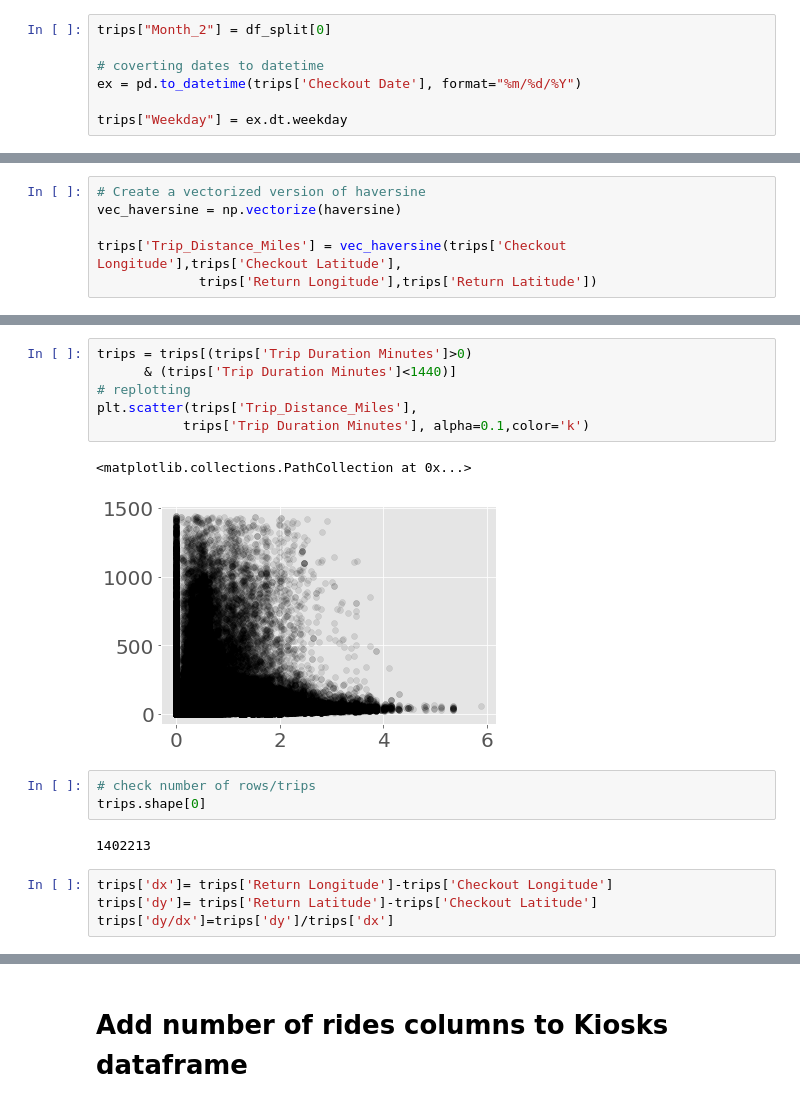
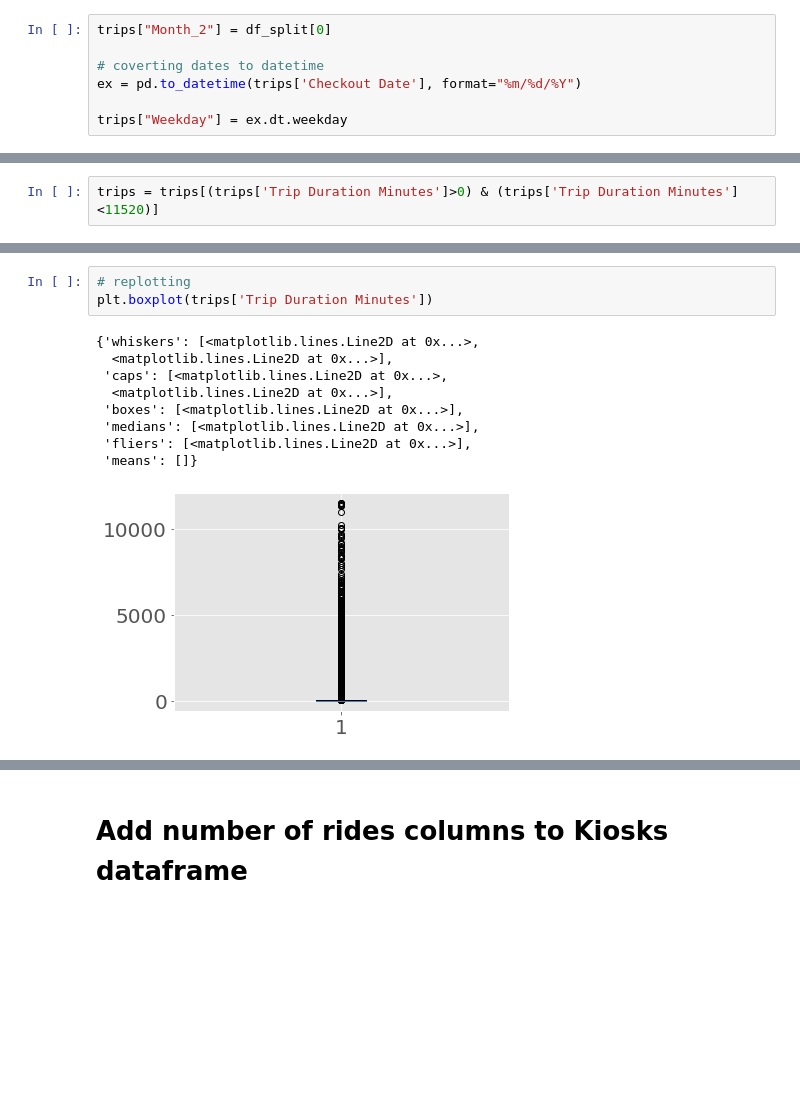
Before and after one commit to flyingcape/MetroBike, a Jupyter notebook: RawData_Clean_Organize.ipynb, the cells around one changed output, grey strips where cells are left out. Saved outputs shown, nothing was run; the diff lists cells and outputs as text; blank space fills up the shorter version.

Commit message:
Updates to the RawData_Clean_Organize notebook which led to changes to the Data folder (zipped here), + visualization changes, due to the changing processed data

```diff
--- a/RawData_Clean_Organize.ipynb
+++ b/RawData_Clean_Organize.ipynb
@@ -163,6 +151,0 @@ V. To the Trips dataframe, add a "Trip_Distance_Miles" (distance between Checkou
-# %%
-# Create a vectorized version of haversine
-vec_haversine = np.vectorize(haversine)
-
-trips['Trip_Distance_Miles'] = vec_haversine(trips['Checkout Longitude'],trips['Checkout Latitude'],
-             trips['Return Longitude'],trips['Return Latitude'])
@@ -188,0 +195,2 @@ plt.scatter(trips['Trip_Distance_Miles'],
+# %%
+trips = trips[(trips['Trip Duration Minutes']>0) & (trips['Trip Duration Minutes']<11520)]
@@ -189,18 +215,13 @@ plt.scatter(trips['Trip_Distance_Miles'],
 # %%
-trips = trips[(trips['Trip Duration Minutes']>0)
-      & (trips['Trip Duration Minutes']<1440)]
 # replotting
-plt.scatter(trips['Trip_Distance_Miles'],
-           trips['Trip Duration Minutes'], alpha=0.1,color='k')
+plt.boxplot(trips['Trip Duration Minutes'])
 # %% [output]
-<matplotlib.collections.PathCollection at 0x...>
+{'whiskers': [<matplotlib.lines.Line2D at 0x...>,
+  <matplotlib.lines.Line2D at 0x...>],
+ 'caps': [<matplotlib.lines.Line2D at 0x...>,
+  <matplotlib.lines.Line2D at 0x...>],
+ 'boxes': [<matplotlib.lines.Line2D at 0x...>],
+ 'medians': [<matplotlib.lines.Line2D at 0x...>],
+ 'fliers': [<matplotlib.lines.Line2D at 0x...>],
+ 'means': []}
-[figure, old version]
+[figure, new version]
-# %%
-# check number of rows/trips
-trips.shape[0]
-# %% [output]
-1402213
-# %%
-trips['dx']= trips['Return Longitude']-trips['Checkout Longitude']
-trips['dy']= trips['Return Latitude']-trips['Checkout Latitude']
-trips['dy/dx']=trips['dy']/trips['dx']
```
Also changed, not shown: parts of 59 cells of this notebook, 1 other file.
